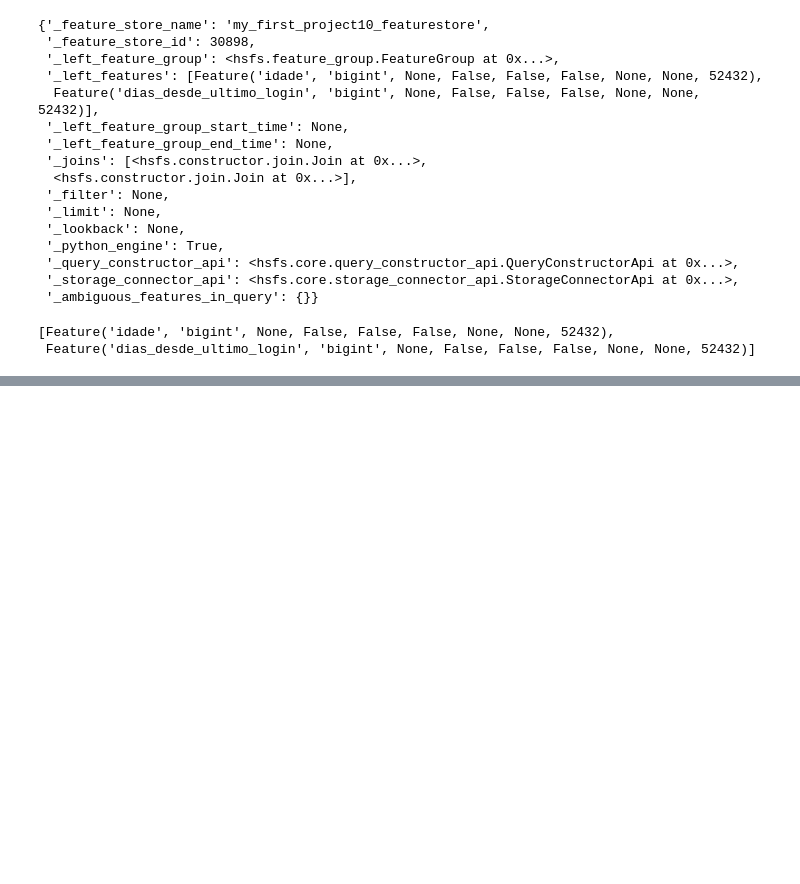
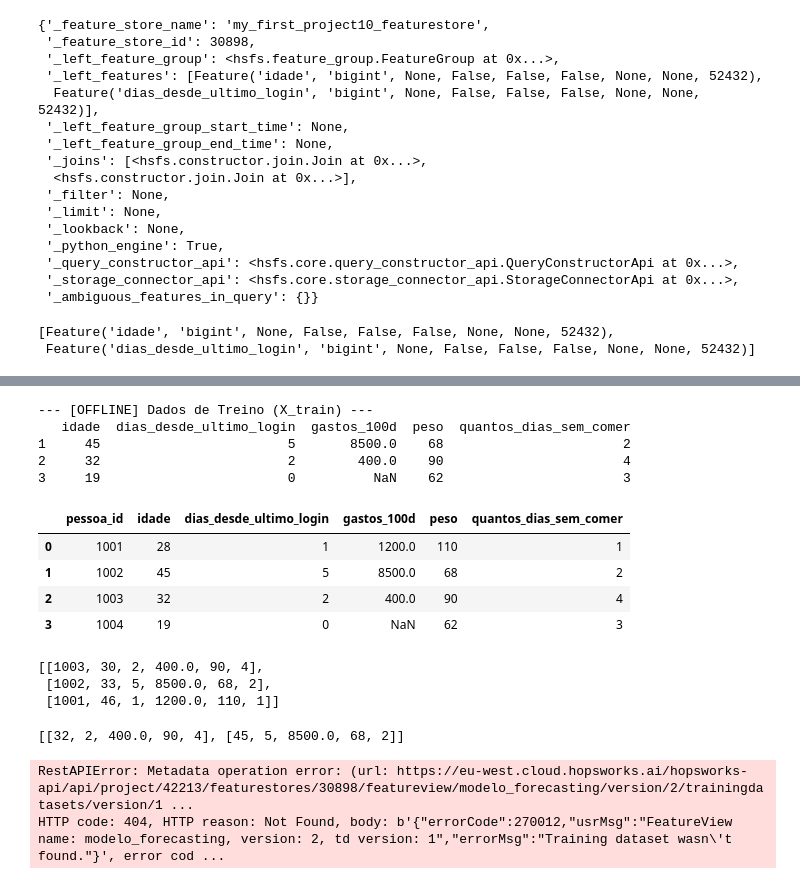
Before and after one commit to diegodila/AIEngineering, a Jupyter notebook: machine_learning/feature_store/hopsworks/get_started.ipynb, the cells around one changed output, grey strips where cells are left out. Saved outputs shown, nothing was run; the diff lists cells and outputs as text; code cells hidden in the pictures; blank space fills up the shorter version.

```diff
--- a/machine_learning/feature_store/hopsworks/get_started.ipynb
+++ b/machine_learning/feature_store/hopsworks/get_started.ipynb
@@ -316,0 +335,5 @@ feature_view._query._left_features
+# %%
+X_train, X_test, y_train, y_test = feature_view.train_test_split(
+    test_size=0.2,
+    description="Treino do modelo de risco v1"
+)
@@ -316,0 +346,9 @@ feature_view._query._left_features
+# %%
+print("--- [OFFLINE] Dados de Treino (X_train) ---")
+print(X_train)
+# %% [output]
+--- [OFFLINE] Dados de Treino (X_train) ---
+   idade  dias_desde_ultimo_login  gastos_100d  peso  quantos_dias_sem_comer
+1     45                        5       8500.0    68                       2
+2     32                        2        400.0    90                       4
+3     19                        0          NaN    62                       3
@@ -316,0 +357,25 @@ feature_view._query._left_features
+# %%
+df
+feature_vectors = feature_view.get_feature_vectors(
+    entry=[{"pessoa_id": 1001, "pessoa_id":1003}, {"pessoa_id": 1002}, {"pessoa_id":1001}],
+    passed_features=[{"idade":30}, {"idade":33}, {"idade":46}]
+)
+feature_vectors
+# %% [output]
+|  | pessoa_id | idade | dias_desde_ultimo_login | gastos_100d | peso | quantos_dias_sem_comer |
+| 0 | 1001 | 28 | 1 | 1200.0 | 110 | 1 |
+| 1 | 1002 | 45 | 5 | 8500.0 | 68 | 2 |
+| 2 | 1003 | 32 | 2 | 400.0 | 90 | 4 |
+| 3 | 1004 | 19 | 0 | NaN | 62 | 3 |
+[[1003, 30, 2, 400.0, 90, 4],
+ [1002, 33, 5, 8500.0, 68, 2],
+ [1001, 46, 1, 1200.0, 110, 1]]
+# %%
+feature_vectors
+# %% [output]
+[[32, 2, 400.0, 90, 4], [45, 5, 8500.0, 68, 2]]
+# %%
+X_train, y_train, X_test, y_test = feature_view.get_train_test_split(training_dataset_version=1)
+# %% [output]
+RestAPIError: Metadata operation error: (url: https://eu-west.cloud.hopsworks.ai/hopsworks-api/api/project/42213/featurestores/30898/featureview/modelo_forecasting/version/2/trainingdatasets/version/1 ...
+HTTP code: 404, HTTP reason: Not Found, body: b'{"errorCode":270012,"usrMsg":"FeatureView name: modelo_forecasting, version: 2, td version: 1","errorMsg":"Training dataset wasn\'t found."}', error cod ...
```
Also changed, not shown: parts of 21 cells of this notebook, 3 other files.
